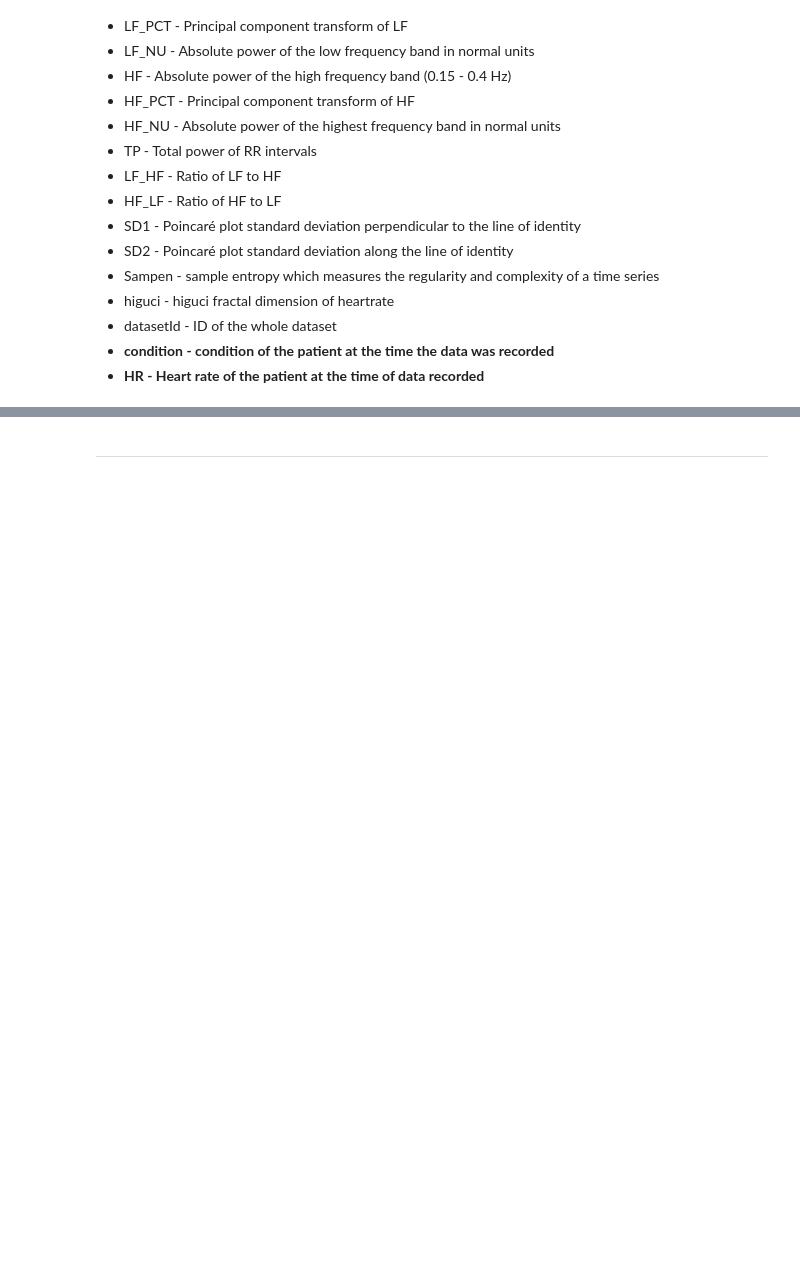
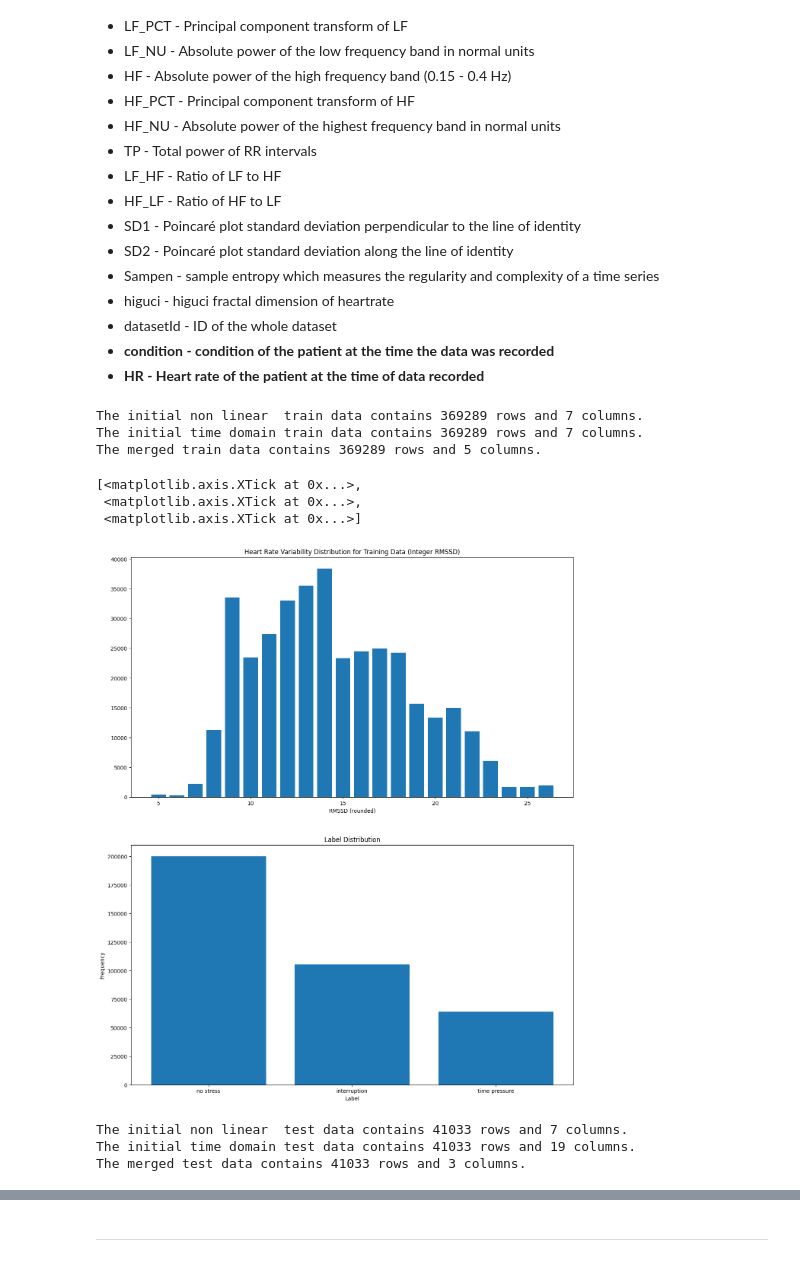
Before and after one commit to StamatisOrfanos/Stress_Detection, a Jupyter notebook: preprocessing.ipynb, the cells around one changed output, grey strips where cells are left out. Cells and saved outputs as stored; diff of their text form; code cells hidden in the pictures; blank space fills up the shorter version.

```diff
--- a/preprocessing.ipynb
+++ b/preprocessing.ipynb
@@ -184,9 +176,16 @@ test_time_domain_path = os.path.join(data_path, 'Heart_Rate_Prediction/Test_Data
 # %%
+# Data path
+train_non_linear_path  = os.path.join(data_path, 'Heart_Rate_Prediction/Train_Data/hr_non_linear.csv')
+train_time_domain_path = os.path.join(data_path, 'Heart_Rate_Prediction/Train_Data/hr_time_domain.csv')
+
+test_non_linear_path  = os.path.join(data_path, 'Heart_Rate_Prediction/Test_Data/hr_non_linear.csv')
+test_time_domain_path = os.path.join(data_path, 'Heart_Rate_Prediction/Test_Data/hr_time_domain.csv')
+
 # Train data pipeline
 train_non_linear_df  = pd.read_csv(train_non_linear_path)
 train_time_domain_df = pd.read_csv(train_time_domain_path)
-print('The initial non linear  train data contains {} rows and {} columns.'.format(train_non_linear_df.shape[0], train_non_linear_df.shape[1]))
-print('The initial time domain train data contains {} rows and {} columns.'.format(train_time_domain_df.shape[0], train_time_domain_df.shape[1]))
+print(f'The initial non linear  train data contains {train_non_linear_df.shape[0]} rows and {train_non_linear_df.shape[1]} columns.')
+print(f'The initial time domain train data contains {train_non_linear_df.shape[0]} rows and {train_non_linear_df.shape[1]} columns.')
 
 # Drop unnecessary columns and join the data in one new dataframe
 train_non_linear_df = train_non_linear_df.drop(columns=['SD1', 'SD2', 'sampen', 'higuci', 'datasetId'], axis=1)
@@ -198,35 +197,34 @@ train_time_domain_df = train_time_domain_df.drop(columns=columns_to_drop, axis=1
 
 # Merge the two dataframes
 train_data = pd.merge(train_non_linear_df, train_time_domain_df, on=['uuid'], how='inner')
-train_data['HR'] = data_pd['HR'].astype(int)
+train_data['RMMSD'] = train_data['RMSSD'].astype(int)
 train_data.to_csv(os.path.join(data_path, 'Heart_Rate_Prediction/Train_Data/train.csv'), index=False)
-print('The merged train data contains {} rows and {} columns.'.format(train_data.shape[0], train_data.shape[1]))
+print(f'The merged train data contains {train_data.shape[0]} rows and {train_data.shape[1]} columns.')
+# %% [output]
+The initial non linear  train data contains 369289 rows and 7 columns.
+The initial time domain train data contains 369289 rows and 7 columns.
+The merged train data contains 369289 rows and 5 columns.
 # %%
-heart_rates = train_data['HR'].value_counts()
-labels = train_data['condition'].value_counts()
+# Plot statistical data for the dataset
+nrows = 2
+ncols = 1
 
-# Simple Statistical Analysis
-mean_heart_rate = train_data['HR'].mean()
-median_heart_rate = train_data['HR'].median()
-std_heart_rate = train_data['HR'].std()
+fig, axs = plt.subplots(nrows, ncols, figsize=(15, 18))
 
-print('The mean heart rate is {:.2f} bpm.'.format(mean_heart_rate))
-print('The median heart rate is {:.2f} bpm.'.format(median_heart_rate))
-print('The standard deviation of heart rate is {:.2f} bpm.'.format(std_heart_rate))
+train_data['RMSSD_int'] = train_data['RMSSD'].astype(int)
 
-# Plot statistical data for the dataset
-nrows = 1
-ncols = 2
+axs[0].bar(train_data['RMSSD_int'].value_counts().sort_index().index, train_data['RMSSD_int'].value_counts().sort_index().values)
+axs[0].set_title('Heart Rate Variability Distribution for Training Data (Integer RMSSD)')
+axs[0].set_xlabel('RMSSD (rounded)')
 
-fig, axs = plt.subplots(nrows, ncols, figsize=(15, 8))
 
-axs[0].bar(heart_rates.index, heart_rates.values)
-axs[0].set_title('Heart Rate Distribution')
-axs[0].set_xlabel('Heart Rate')
-axs[0].set_ylabel('Frequency')
-
-axs[1].bar(labels.index, labels.values)
+axs[1].bar(train_data['condition'].value_counts().index, train_data['condition'].value_counts().values)
 axs[1].set_title('Label Distribution')
 axs[1].set_xlabel('Label')
 axs[1].set_ylabel('Frequency')
-axs[1].set_xticks(labels.index)
+axs[1].set_xticks(train_data['condition'].value_counts().index)
+# %% [output]
+[<matplotlib.axis.XTick at 0x...>,
+ <matplotlib.axis.XTick at 0x...>,
+ <matplotlib.axis.XTick at 0x...>]
+[figure, added]
@@ -245,9 +231,12 @@ axs.set_ylabel('Frequency')
 # %%
 # Test data pipeline
+test_non_linear_path  = os.path.join(data_path, 'Heart_Rate_Prediction/Test_Data/hr_non_linear.csv')
+test_time_domain_path = os.path.join(data_path, 'Heart_Rate_Prediction/Test_Data/hr_time_domain.csv')
+
 test_non_linear_df  = pd.read_csv(test_non_linear_path)
 test_time_domain_df = pd.read_csv(test_time_domain_path)
-print('The initial non linear  test data contains {} rows and {} columns.'.format(test_non_linear_df.shape[0], test_non_linear_df.shape[1]))
-print('The initial time domain test data contains {} rows and {} columns.'.format(test_time_domain_df.shape[0], test_time_domain_df.shape[1]))
+print(f'The initial non linear  test data contains {test_non_linear_df.shape[0]} rows and {test_non_linear_df.shape[1]} columns.')
+print(f'The initial time domain test data contains {test_time_domain_df.shape[0]} rows and {test_time_domain_df.shape[1]} columns.')
 
 # Drop unnecessary columns and join the data in one new dataframe
 test_non_linear_df = test_non_linear_df.drop(columns=['SD1', 'SD2', 'sampen', 'higuci', 'datasetId'], axis=1)
@@ -258,9 +247,13 @@ test_time_domain_df = test_time_domain_df.drop(columns=columns_to_drop, axis=1)
 
 
 # Merge the two dataframes
-test_data = pd.merge(test_non_linear_df, test_time_domain_df, on=['uuid'], how='inner')
+test_data = pd.merge(test_non_linear_df, test_time_domain_df, on=['uuid'], how='inner', validate='one_to_one')
 test_data.to_csv(os.path.join(data_path, 'Heart_Rate_Prediction/Test_Data/test.csv'), index=False)
-print('The merged test data contains {} rows and {} columns.'.format(test_data.shape[0], test_data.shape[1]))
+print(f'The merged test data contains {test_data.shape[0]} rows and {test_data.shape[1]} columns.')
+# %% [output]
+The initial non linear  test data contains 41033 rows and 7 columns.
+The initial time domain test data contains 41033 rows and 19 columns.
+The merged test data contains 41033 rows and 3 columns.
 # %%
 # Plot statistical data for the dataset
 hrvs = test_data['RMSSD'].value_counts()
```
Also changed, not shown: parts of 11 cells of this notebook, 6 other files.
